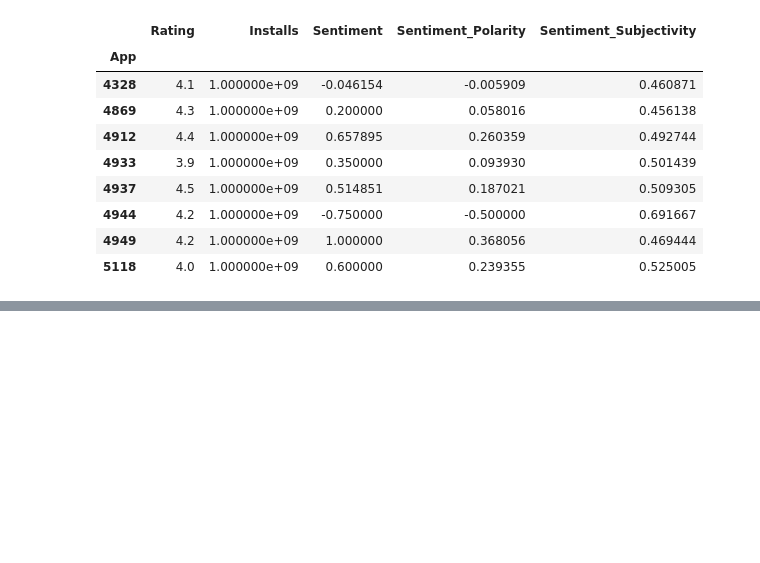
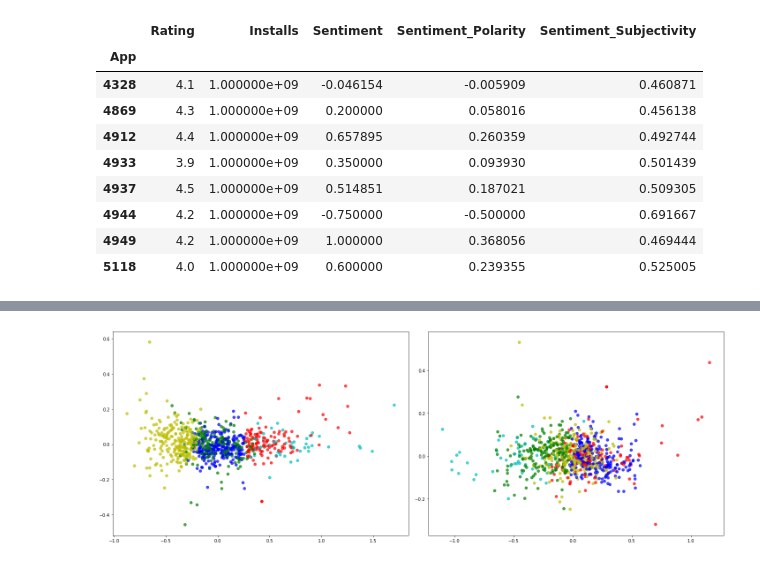
Before and after one commit to nareshkumar66675/Appomania, a Jupyter notebook: notebooks/Clustering/AppClusterByPopularity.ipynb, the cells around one changed output, grey strips where cells are left out. Saved outputs shown, nothing was run; the diff lists cells and outputs as text; code cells hidden in the pictures; blank space fills up the shorter version.

```diff
--- a/notebooks/Clustering/AppClusterByPopularity.ipynb
+++ b/notebooks/Clustering/AppClusterByPopularity.ipynb
@@ -291,0 +217,17 @@ andWRevDF[andWRevDF.App.isin(le.inverse_transform((andSentGrpdDF.iloc[list(np.wh
+# %%
+# Two subplots, the axes array is 1-d
+f, axarr = plt.subplots(1,2,figsize = (20,7))
+#axarr[0].plot(x, y)
+#axarr[0].set_title('Sharing X axis')
+#axarr[1].scatter(x, y)
+
+# Plot the scatter digram
+#plt.figure(figsize = (20,10))
+axarr[0].scatter(x_9d[:,0],x_9d[:,2], c= label_color, alpha=0.7)
+# Plot the scatter digram
+
+axarr[1].scatter(x_9d[:,1],x_9d[:,3], c= label_color, alpha=0.7)
+plt.tight_layout()
+plt.show()
+# %% [output]
+[figure, added]
```
Also changed, not shown: parts of 16 cells of this notebook, 9 other files.
